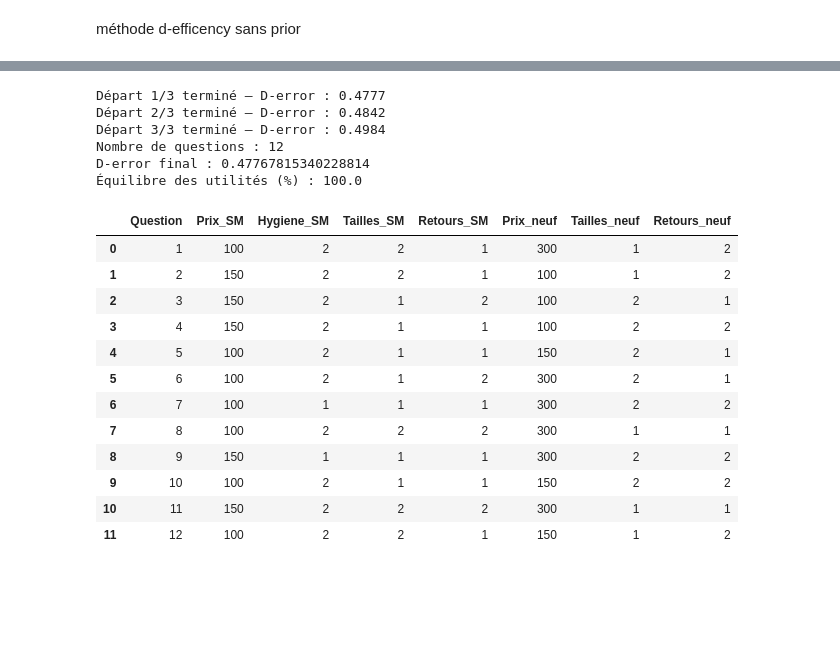
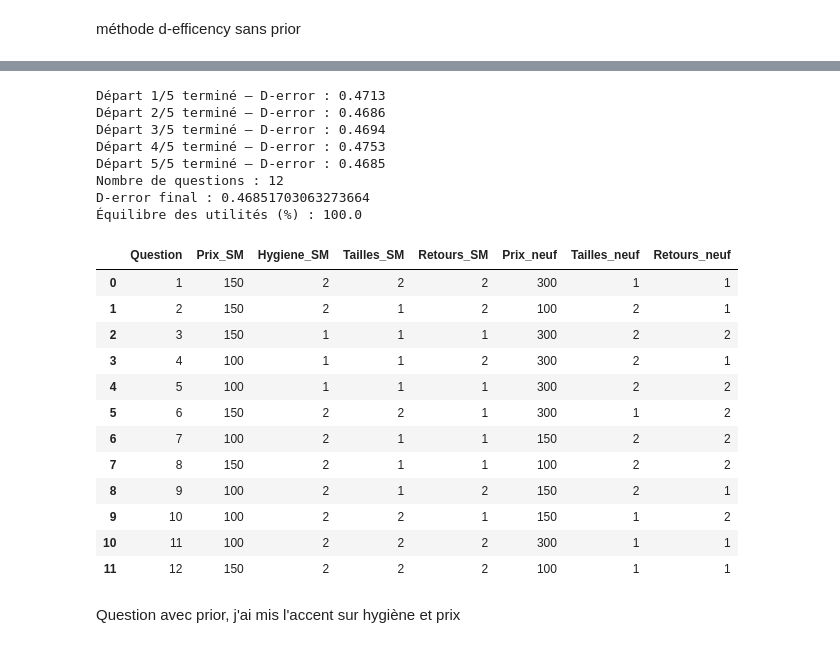
Before and after one commit to hadri1-bisch/SCM, a Jupyter notebook: scm_survey_part_3_v1.ipynb, the cells around one changed output, grey strips where cells are left out. Drawn from its saved outputs; the diff is of its cells as text; code cells hidden in the pictures; blank space fills up the shorter version.

```diff
--- a/scm_survey_part_3_v1.ipynb
+++ b/scm_survey_part_3_v1.ipynb
@@ -307,9 +320,9 @@ meilleur_plan = None
 meilleur_d_error = np.inf
 meilleur_equilibre = None
 
-nombre_depart = 3        # réduit de 5 à 3
-iterations_max = 15      # réduit de 30 à 15
-taille_echantillon = 30  # au lieu de tester tous les candidats restants, on en teste un échantillon
+nombre_depart = 5       # réduit de 5 à 3
+iterations_max = 25      # réduit de 30 à 15
+taille_echantillon = 70  # au lieu de tester tous les candidats restants, on en teste un échantillon
 
 for depart in range(nombre_depart):
 
@@ -361,46 +374,50 @@ for depart in range(nombre_depart):
         d_error = meilleur_d_local
         equilibre = meilleur_eq_local
 
     print(f"Départ {depart + 1}/{nombre_depart} terminé — D-error : {d_error:.4f}")
 
     if d_error < meilleur_d_error:
         meilleur_d_error = d_error
         meilleur_equilibre = equilibre
         meilleur_plan = selection.copy()
 
 # --------------------------------------------------
 # 7. Afficher les 12 questions sélectionnées
 # --------------------------------------------------
 
 df_questions = candidates.iloc[meilleur_plan].copy()
 df_questions = df_questions.reset_index(drop=True)
 
 df_questions.insert(
     0, "Question", range(1, len(df_questions) + 1)
 )
 
 print("Nombre de questions :", len(df_questions))
 print("D-error final :", meilleur_d_error)
 print("Équilibre des utilités (%) :", meilleur_equilibre)
 
 display(df_questions)
 # %% [output]
-Départ 1/3 terminé — D-error : 0.4777
-Départ 2/3 terminé — D-error : 0.4842
-Départ 3/3 terminé — D-error : 0.4984
+Départ 1/5 terminé — D-error : 0.4713
+Départ 2/5 terminé — D-error : 0.4686
+Départ 3/5 terminé — D-error : 0.4694
+Départ 4/5 terminé — D-error : 0.4753
+Départ 5/5 terminé — D-error : 0.4685
 Nombre de questions : 12
-D-error final : 0.47767815340228814
+D-error final : 0.46851703063273664
 Équilibre des utilités (%) : 100.0
 |  | Question | Prix_SM | Hygiene_SM | Tailles_SM | Retours_SM | Prix_neuf | Tailles_neuf | Retours_neuf |
-| 0 | 1 | 100 | 2 | 2 | 1 | 300 | 1 | 2 |
-| 1 | 2 | 150 | 2 | 2 | 1 | 100 | 1 | 2 |
-| 2 | 3 | 150 | 2 | 1 | 2 | 100 | 2 | 1 |
-| 3 | 4 | 150 | 2 | 1 | 1 | 100 | 2 | 2 |
-| 4 | 5 | 100 | 2 | 1 | 1 | 150 | 2 | 1 |
-| 5 | 6 | 100 | 2 | 1 | 2 | 300 | 2 | 1 |
-| 6 | 7 | 100 | 1 | 1 | 1 | 300 | 2 | 2 |
-| 7 | 8 | 100 | 2 | 2 | 2 | 300 | 1 | 1 |
-| 8 | 9 | 150 | 1 | 1 | 1 | 300 | 2 | 2 |
-| 9 | 10 | 100 | 2 | 1 | 1 | 150 | 2 | 2 |
-| 10 | 11 | 150 | 2 | 2 | 2 | 300 | 1 | 1 |
-| 11 | 12 | 100 | 2 | 2 | 1 | 150 | 1 | 2 |
+| 0 | 1 | 150 | 2 | 2 | 2 | 300 | 1 | 1 |
+| 1 | 2 | 150 | 2 | 1 | 2 | 100 | 2 | 1 |
+| 2 | 3 | 150 | 1 | 1 | 1 | 300 | 2 | 2 |
+| 3 | 4 | 100 | 1 | 1 | 2 | 300 | 2 | 1 |
+| 4 | 5 | 100 | 1 | 1 | 1 | 300 | 2 | 2 |
+| 5 | 6 | 150 | 2 | 2 | 1 | 300 | 1 | 2 |
+| 6 | 7 | 100 | 2 | 1 | 1 | 150 | 2 | 2 |
+| 7 | 8 | 150 | 2 | 1 | 1 | 100 | 2 | 2 |
+| 8 | 9 | 100 | 2 | 1 | 2 | 150 | 2 | 1 |
+| 9 | 10 | 100 | 2 | 2 | 1 | 150 | 1 | 2 |
+| 10 | 11 | 100 | 2 | 2 | 2 | 300 | 1 | 1 |
+| 11 | 12 | 150 | 2 | 2 | 2 | 100 | 1 | 1 |
+# %% [markdown]
+Question avec prior, j'ai mis l'accent sur hygiène et prix
```
Also changed, not shown: parts of 11 cells of this notebook.
